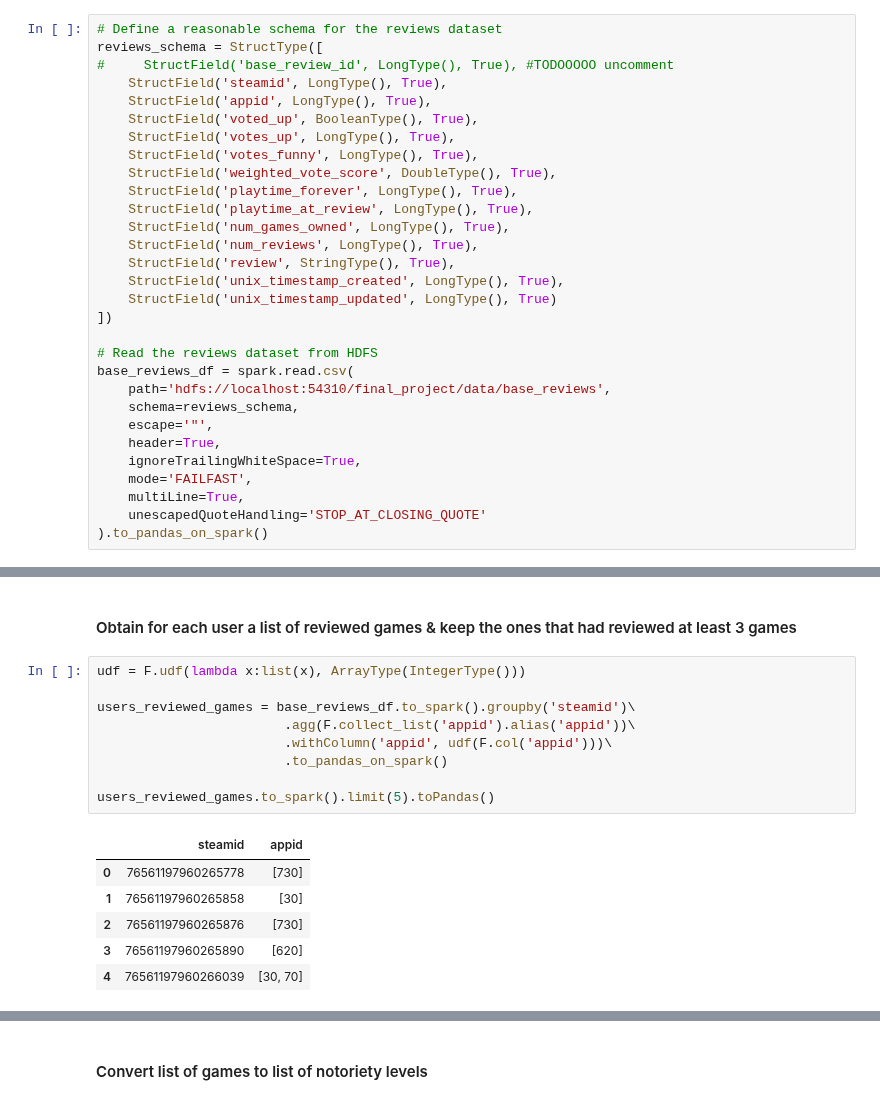
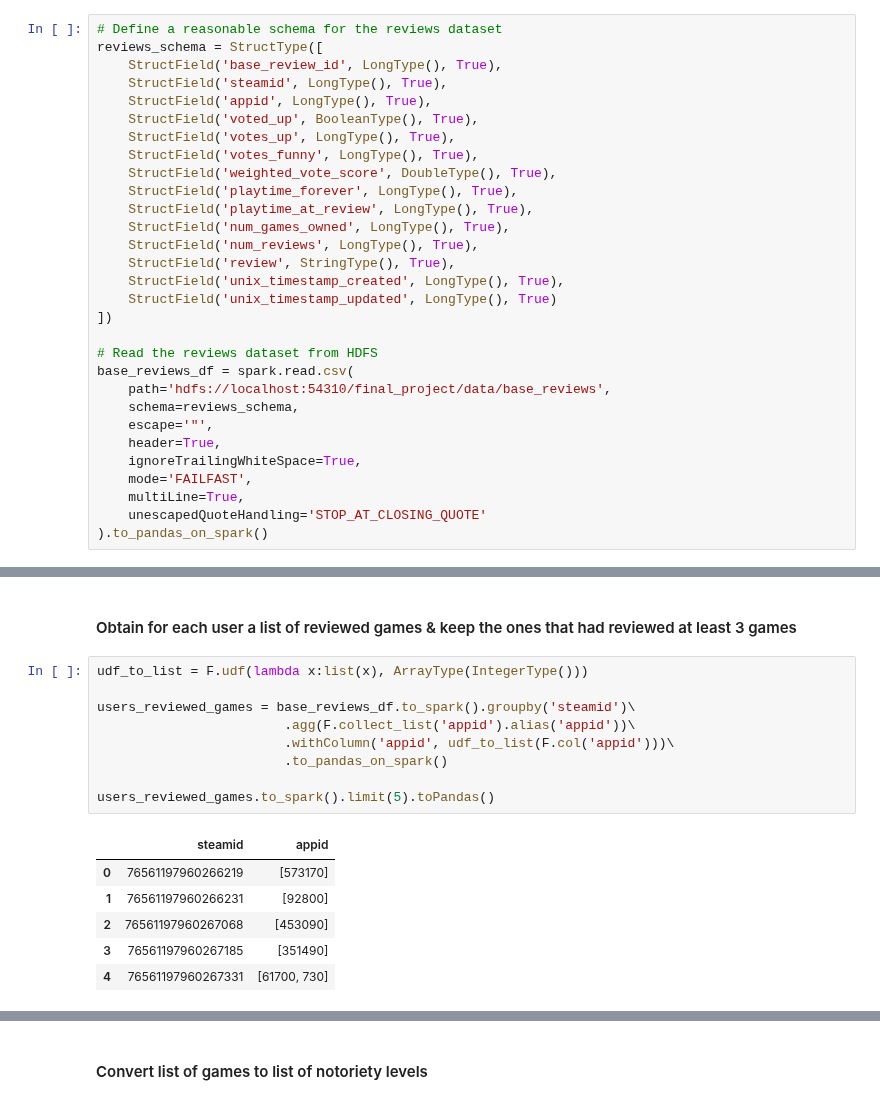
Before and after one commit to Amatofrancesco99/dsbda2022, a Jupyter notebook: notebooks/hypotheses/distributed/6-7th.ipynb, the cells around one changed output, grey strips where cells are left out. Cells and saved outputs as stored; diff of their text form.

```diff
--- a/notebooks/hypotheses/distributed/6-7th.ipynb
+++ b/notebooks/hypotheses/distributed/6-7th.ipynb
@@ -31,7 +39,7 @@ In the following notebook it will be analyzed the following two hypotheses:
 # %%
 # Define a reasonable schema for the reviews dataset
 reviews_schema = StructType([
-#     StructField('base_review_id', LongType(), True), #TODOOOOO uncomment
+    StructField('base_review_id', LongType(), True),
     StructField('steamid', LongType(), True),
     StructField('appid', LongType(), True),
     StructField('voted_up', BooleanType(), True),
@@ -129,19 +158,19 @@ games_df.to_spark().limit(5).toPandas()
 # %% [markdown]
 #### Obtain for each user a list of reviewed games & keep the ones that had reviewed at least 3 games
 # %%
-udf = F.udf(lambda x:list(x), ArrayType(IntegerType()))
+udf_to_list = F.udf(lambda x:list(x), ArrayType(IntegerType()))
 
 users_reviewed_games = base_reviews_df.to_spark().groupby('steamid')\
                         .agg(F.collect_list('appid').alias('appid'))\
-                        .withColumn('appid', udf(F.col('appid')))\
+                        .withColumn('appid', udf_to_list(F.col('appid')))\
                         .to_pandas_on_spark()
 
 users_reviewed_games.to_spark().limit(5).toPandas()
 # %% [output]
 |  | steamid | appid |
-| 0 | 76561197960265778 | [730] |
-| 1 | 76561197960265858 | [30] |
-| 2 | 76561197960265876 | [730] |
-| 3 | 76561197960265890 | [620] |
-| 4 | 76561197960266039 | [30, 70] |
+| 0 | 76561197960266219 | [573170] |
+| 1 | 76561197960266231 | [92800] |
+| 2 | 76561197960267068 | [453090] |
+| 3 | 76561197960267185 | [351490] |
+| 4 | 76561197960267331 | [61700, 730] |
 # %%
```
Also changed, not shown: parts of 17 cells of this notebook.
